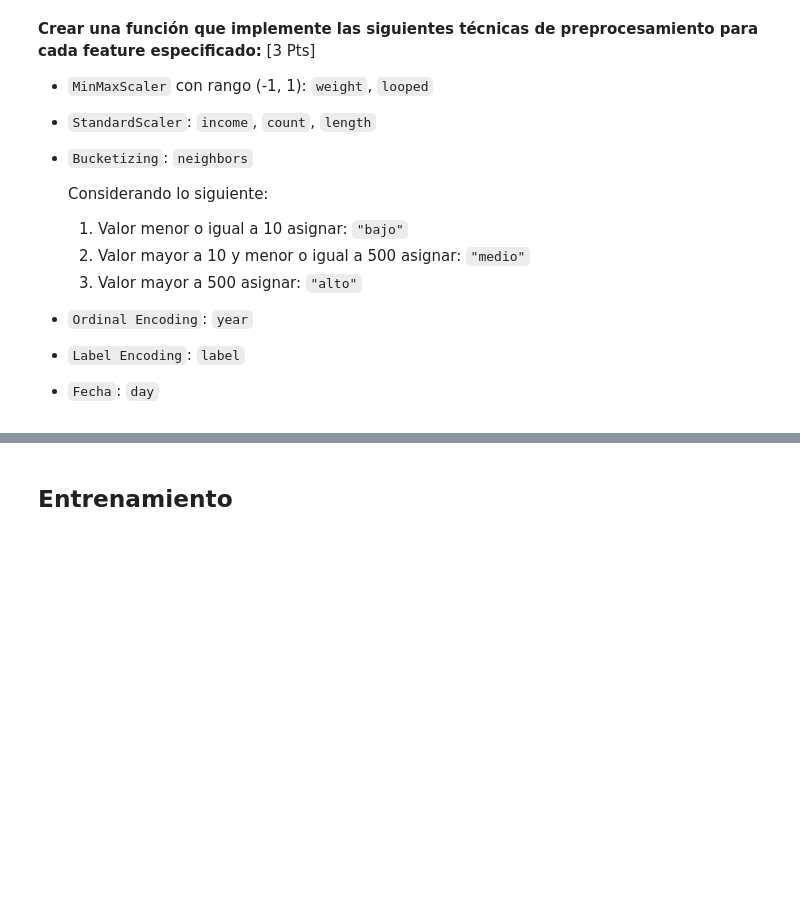
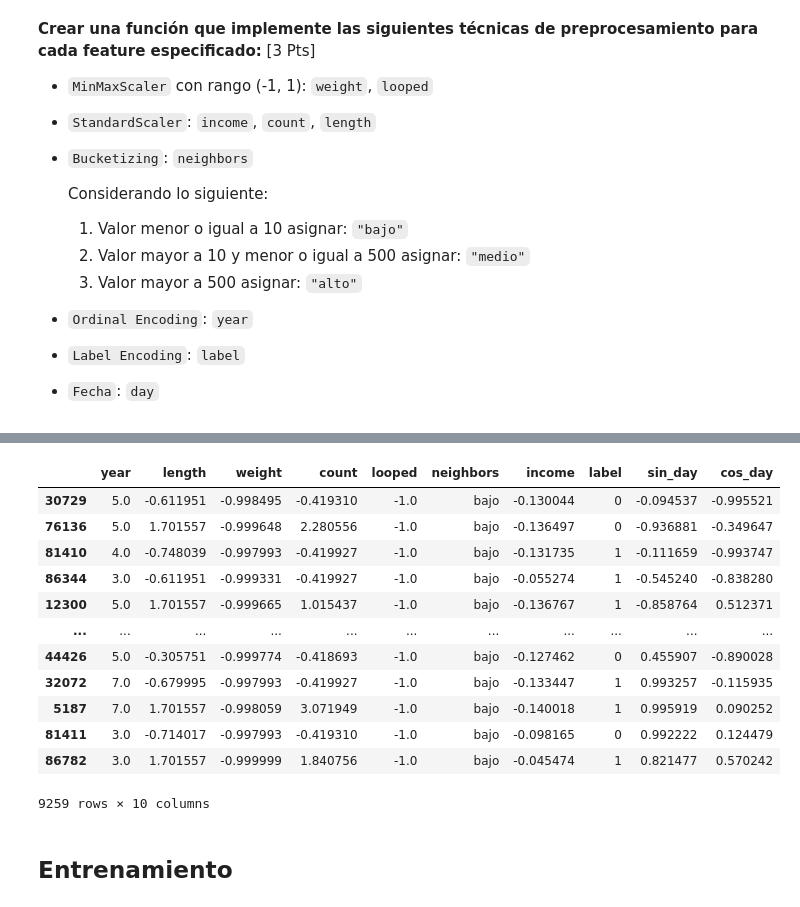
Before and after one commit to Bastian951/INF398-INTRODUCCION-AL-APRENDIZAJE-AUTOMATICO, a Jupyter notebook: Tarea 1/Tarea_1_ML_2022_1.ipynb, the cells around one changed output, grey strips where cells are left out. Cells and saved outputs as stored; diff of their text form; code cells hidden in the pictures; blank space fills up the shorter version.

```diff
--- a/Tarea 1/Tarea_1_ML_2022_1.ipynb
+++ b/Tarea 1/Tarea_1_ML_2022_1.ipynb
@@ -565,5 +574,20 @@ df_val, df_test = train_test_split(df_test, test_size=0.5)
 # %%
 # Mostrar la data despues del procesamiento (Testing)
+df_test
+# %% [output]
+|  | year | length | weight | count | looped | neighbors | income | label | sin_day | cos_day |
+| 30729 | 5.0 | -0.611951 | -0.998495 | -0.419310 | -1.0 | bajo | -0.130044 | 0 | -0.094537 | -0.995521 |
+| 76136 | 5.0 | 1.701557 | -0.999648 | 2.280556 | -1.0 | bajo | -0.136497 | 0 | -0.936881 | -0.349647 |
+| 81410 | 4.0 | -0.748039 | -0.997993 | -0.419927 | -1.0 | bajo | -0.131735 | 1 | -0.111659 | -0.993747 |
+| 86344 | 3.0 | -0.611951 | -0.999331 | -0.419927 | -1.0 | bajo | -0.055274 | 1 | -0.545240 | -0.838280 |
+| 12300 | 5.0 | 1.701557 | -0.999665 | 1.015437 | -1.0 | bajo | -0.136767 | 1 | -0.858764 | 0.512371 |
+| ... | ... | ... | ... | ... | ... | ... | ... | ... | ... | ... |
+| 44426 | 5.0 | -0.305751 | -0.999774 | -0.418693 | -1.0 | bajo | -0.127462 | 0 | 0.455907 | -0.890028 |
+| 32072 | 7.0 | -0.679995 | -0.997993 | -0.419927 | -1.0 | bajo | -0.133447 | 1 | 0.993257 | -0.115935 |
+| 5187 | 7.0 | 1.701557 | -0.998059 | 3.071949 | -1.0 | bajo | -0.140018 | 1 | 0.995919 | 0.090252 |
+| 81411 | 3.0 | -0.714017 | -0.997993 | -0.419310 | -1.0 | bajo | -0.098165 | 0 | 0.992222 | 0.124479 |
+| 86782 | 3.0 | 1.701557 | -0.999999 | 1.840756 | -1.0 | bajo | -0.045474 | 1 | 0.821477 | 0.570242 |
+9259 rows × 10 columns
 # %% [markdown]
 ## Entrenamiento
 # %% [markdown]
```
Also changed, not shown: parts of 9 cells of this notebook.
